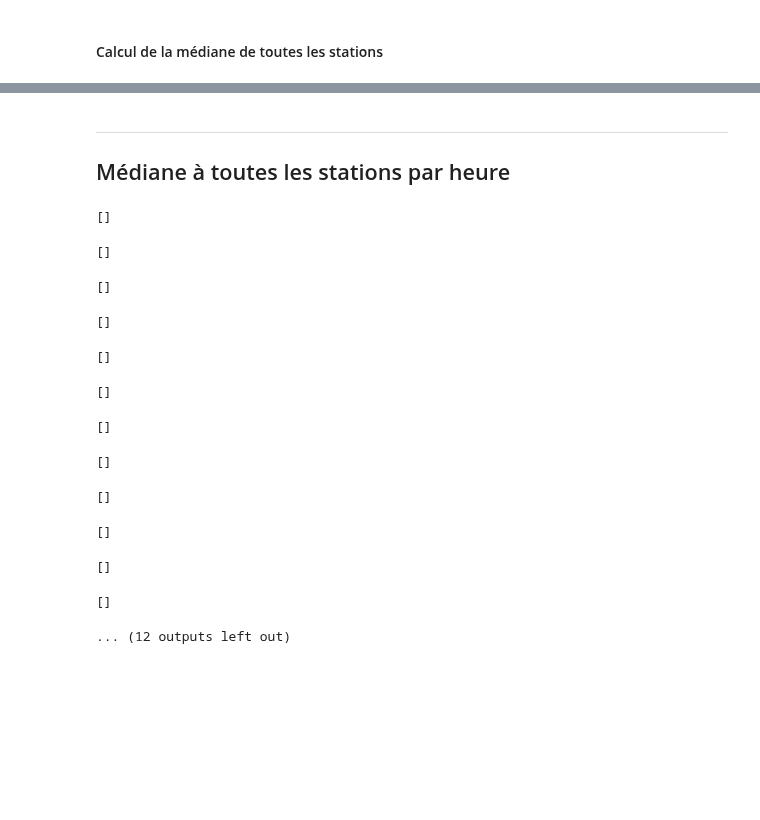
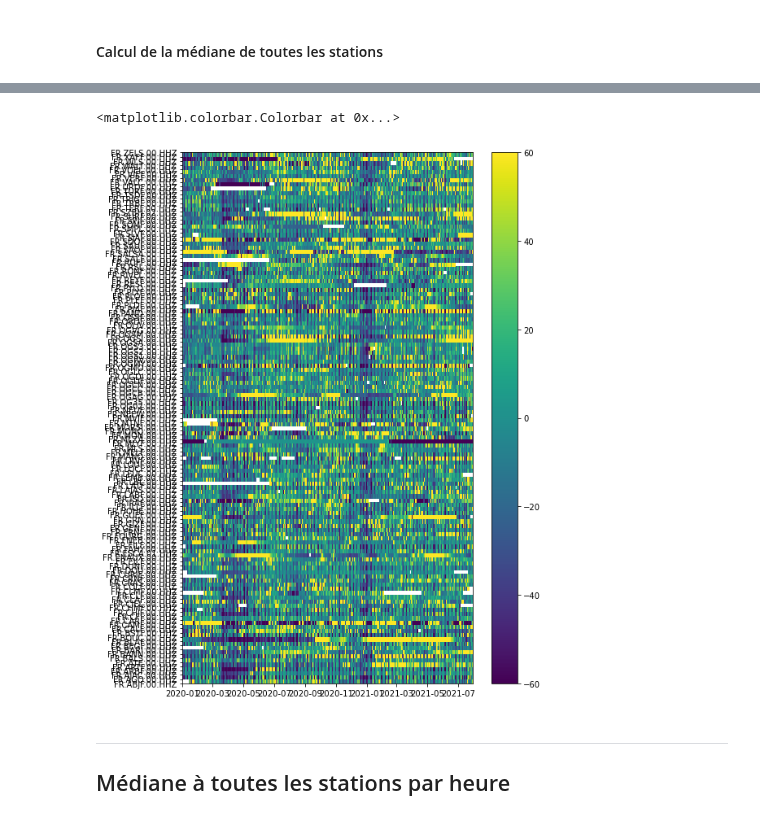
Before and after one commit to FlavienMattern/seismic-noise, a Jupyter notebook: fr_noise_overview.ipynb, the cells around one changed output, grey strips where cells are left out. Drawn from its saved outputs; the diff is of its cells as text; code cells hidden in the pictures; blank space fills up the shorter version.

```diff
--- a/fr_noise_overview.ipynb
+++ b/fr_noise_overview.ipynb
@@ -196,3 +197,11 @@ Références de normalisation sur l'année : 2020-01-15 00:00:00 - 2020-03-10 00
+# %%
+plt.figure(figsize=(8, 12))
+plt.pcolormesh(dates, st_list, med_var)
+plt.clim(-60, 60)
+plt.colorbar()
+# %% [output]
+<matplotlib.colorbar.Colorbar at 0x...>
+[figure, added]
 # %% [markdown]
 ---
 ## Médiane à toutes les stations par heure
@@ -211,8 +220,6 @@ h_mid = np.arange(0, 24, 1)
 for k in tqdm.tqdm(range(len(h_list))):
 
     med_values = []
-
-    print(med_values)
 
     for j, st_str in enumerate(list_stations):
         # name = "{}_{}_{}".format(st_str, str(periods[i][0])[:10], str(periods[i][1])[:10])
@@ -268,7 +275,8 @@ for k in tqdm.tqdm(range(len(h_list))):
     # ax.set_title("Frequency band : {}Hz".format(freq))
     ax.plot(dates, noise_fr, color=color, lw=2, zorder=3, label="Noise variations at {}h ({}-{})".format(h_mid[k], h_list[k-1], h_list[k]))
     # plt.ylim(1.7*np.nanquantile(noise_fr, 0.01), 1.5*np.nanquantile(noise_fr, 0.99))
-    plt.ylim(2 * np.quantile(noise_fr, 0.05), 2 * np.quantile(noise_fr, 0.95))
+    # plt.ylim(3.5 * np.quantile(noise_fr, 0.05), 5 * np.quantile(noise_fr, 0.95))
+    plt.ylim(-150, 150)
     ax.set_xlim([dates[0], dates[-1]])
     # ax.set_xlabel("Year 2020")
     ax.set_ylabel("Noise level variations [%]")
@@ -291,21 +299,8 @@ for k in tqdm.tqdm(range(len(h_list))):
 
     plt.grid(color="#D5D5D5", linestyle='--', linewidth=1)
     plt.legend(loc=2)
+    plt.title("std = {}".format(round(np.nanmedian(std),3)))
     plt.tight_layout()
     plt.savefig("RESULTS/FR_2020/noise_{}Hz_{}h.png".format(freq, h_mid[k]), dpi=300)
     plt.clf()
     plt.close()
-# %% [output]
-[]
-[]
-[]
-[]
-[]
-[]
-[]
-[]
-[]
-[]
-[]
-[]
-... (12 outputs left out)
```
Also changed, not shown: parts of 3 cells of this notebook.
